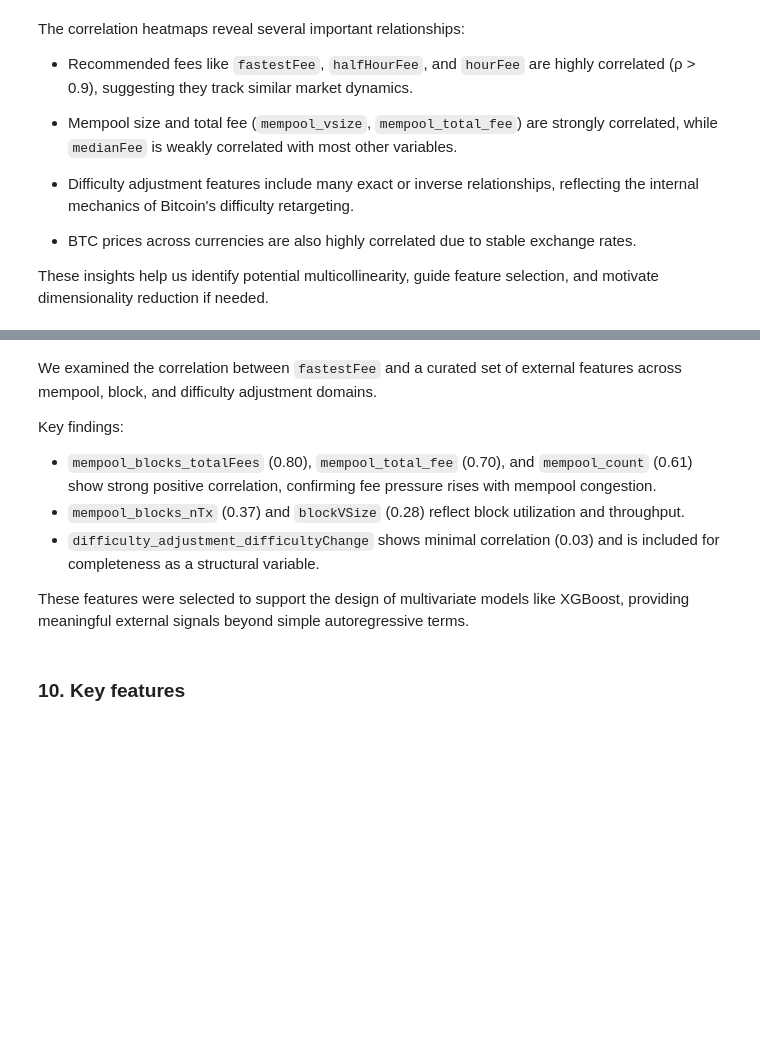
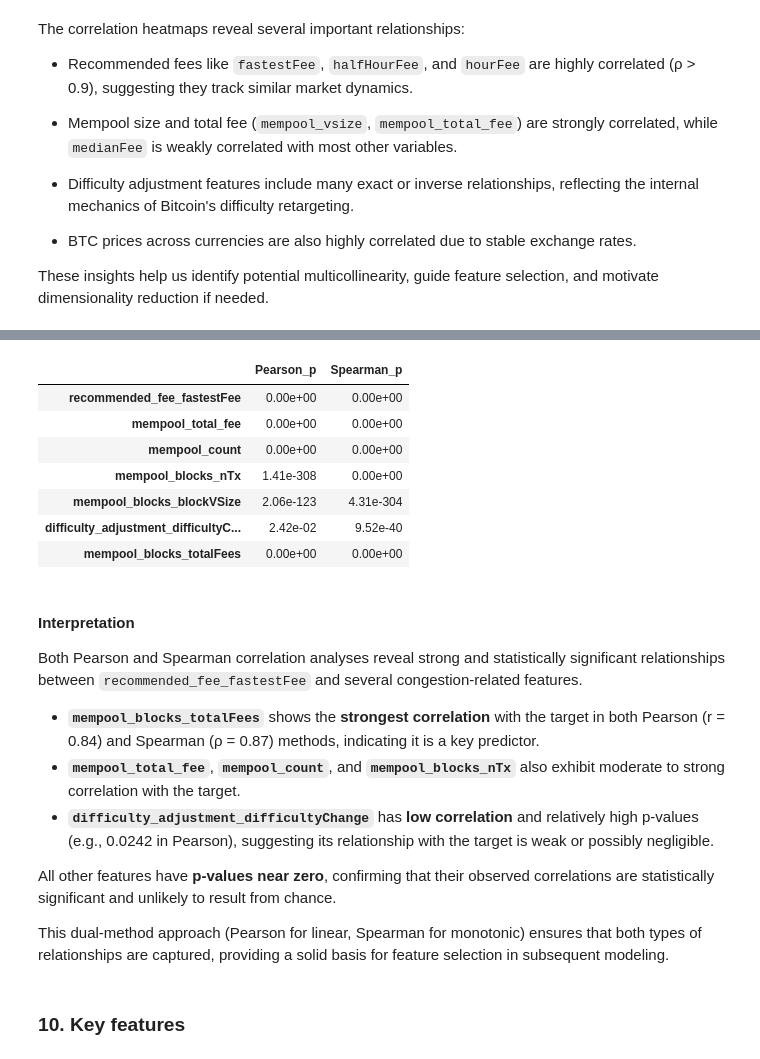
Before and after one commit to UBC-MDS/Capstone_SatCast_Trilemma, a Jupyter notebook: analysis/data_spec.ipynb, the cells around one changed output, grey strips where cells are left out. Saved outputs shown, nothing was run; the diff lists cells and outputs as text; code cells hidden in the pictures; blank space fills up the shorter version.

```diff
--- a/analysis/data_spec.ipynb
+++ b/analysis/data_spec.ipynb
@@ -968,12 +983,33 @@ plt.show()
+# %%
+# Extract p-values against target
+target = "recommended_fee_fastestFee"
+pval_summary = pd.DataFrame({
+    'Pearson_p': pearson_pval.loc[target],
+    'Spearman_p': spearman_pval.loc[target]
+})
+pval_summary_formatted = pval_summary.applymap(lambda x: f"{x:.2e}" if pd.notnull(x) else "NA")
+display(pval_summary_formatted)
+# %% [output]
+|  | Pearson_p | Spearman_p |
+| recommended_fee_fastestFee | 0.00e+00 | 0.00e+00 |
+| mempool_total_fee | 0.00e+00 | 0.00e+00 |
+| mempool_count | 0.00e+00 | 0.00e+00 |
+| mempool_blocks_nTx | 1.41e-308 | 0.00e+00 |
+| mempool_blocks_blockVSize | 2.06e-123 | 4.31e-304 |
+| difficulty_adjustment_difficultyC... | 2.42e-02 | 9.52e-40 |
+| mempool_blocks_totalFees | 0.00e+00 | 0.00e+00 |
 # %% [markdown]
-We examined the correlation between `fastestFee` and a curated set of external features across mempool, block, and difficulty adjustment domains.
+#### Interpretation
 
-Key findings:
-- `mempool_blocks_totalFees` (0.80), `mempool_total_fee` (0.70), and `mempool_count` (0.61) show strong positive correlation, confirming fee pressure rises with mempool congestion.
-- `mempool_blocks_nTx` (0.37) and `blockVSize` (0.28) reflect block utilization and throughput.
-- `difficulty_adjustment_difficultyChange` shows minimal correlation (0.03) and is included for completeness as a structural variable.
+Both Pearson and Spearman correlation analyses reveal strong and statistically significant relationships between `recommended_fee_fastestFee` and several congestion-related features.
 
-These features were selected to support the design of multivariate models like XGBoost, providing meaningful external signals beyond simple autoregressive terms.
+- **`mempool_blocks_totalFees`** shows the **strongest correlation** with the target in both Pearson (r = 0.84) and Spearman (ρ = 0.87) methods, indicating it is a key predictor.
+- **`mempool_total_fee`**, **`mempool_count`**, and **`mempool_blocks_nTx`** also exhibit moderate to strong correlation with the target.
+- **`difficulty_adjustment_difficultyChange`** has **low correlation** and relatively high p-values (e.g., 0.0242 in Pearson), suggesting its relationship with the target is weak or possibly negligible.
+
+All other features have **p-values near zero**, confirming that their observed correlations are statistically significant and unlikely to result from chance.
+
+This dual-method approach (Pearson for linear, Spearman for monotonic) ensures that both types of relationships are captured, providing a solid basis for feature selection in subsequent modeling.
 # %% [markdown]
 ### 10. Key features
 # %% [markdown]
```
Also changed, not shown: parts of 6 cells of this notebook.
